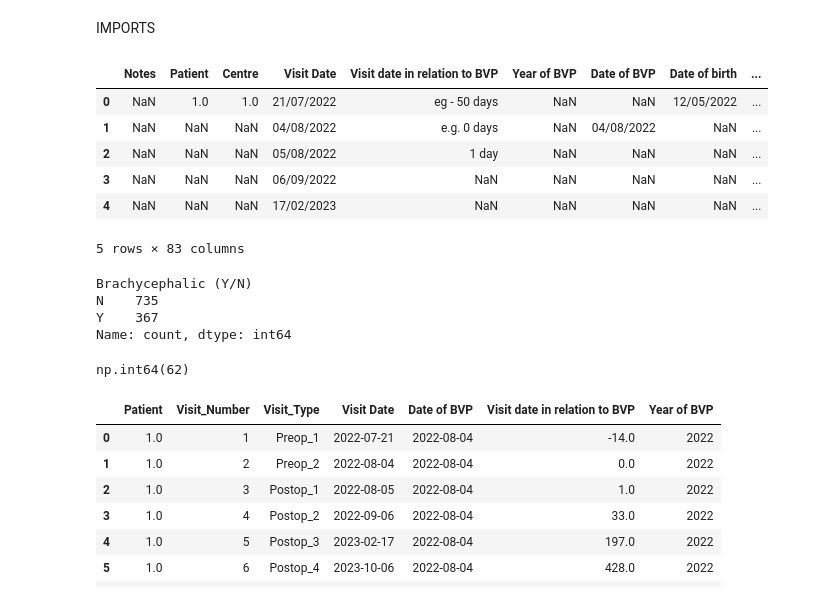
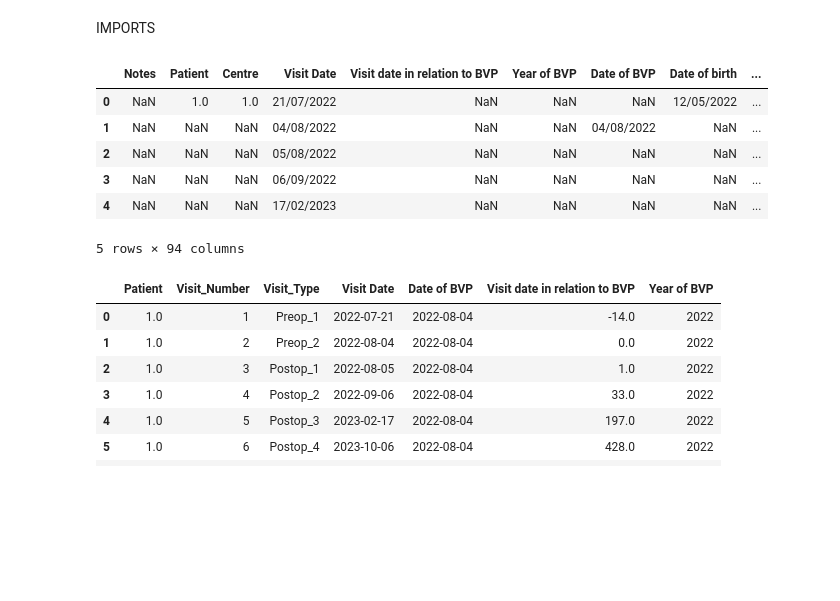
Before and after one commit to pemabi/PS-Data, a Jupyter notebook: process-data.ipynb, the cells around one changed output. Cells and saved outputs as stored; diff of their text form; code cells hidden in the pictures; blank space fills up the shorter version.

```diff
--- a/process-data.ipynb
+++ b/process-data.ipynb
@@ -9,16 +9,16 @@ import matplotlib.pyplot as plt
 
 from pathlib import Path
 # %%
-df = pd.read_csv('data/Combined-spreadsheet-V4-copy.csv', header=2)
+df = pd.read_csv('data/Combined-spreadsheet-V8.csv', header=2)
 df.head()
 # %% [output]
 |  | Notes | Patient | Centre | Visit Date | Visit date in relation to BVP | Year of BVP | Date of BVP | Date of birth | ... |
-| 0 | NaN | 1.0 | 1.0 | 21/07/2022 | eg - 50 days | NaN | NaN | 12/05/2022 | ... |
-| 1 | NaN | NaN | NaN | 04/08/2022 | e.g. 0 days | NaN | 04/08/2022 | NaN | ... |
-| 2 | NaN | NaN | NaN | 05/08/2022 | 1 day | NaN | NaN | NaN | ... |
+| 0 | NaN | 1.0 | 1.0 | 21/07/2022 | NaN | NaN | NaN | 12/05/2022 | ... |
+| 1 | NaN | NaN | NaN | 04/08/2022 | NaN | NaN | 04/08/2022 | NaN | ... |
+| 2 | NaN | NaN | NaN | 05/08/2022 | NaN | NaN | NaN | NaN | ... |
 | 3 | NaN | NaN | NaN | 06/09/2022 | NaN | NaN | NaN | NaN | ... |
 | 4 | NaN | NaN | NaN | 17/02/2023 | NaN | NaN | NaN | NaN | ... |
-5 rows × 83 columns
+5 rows × 94 columns
 # %%
 df = df.loc[:, ~df.columns.str.contains('^Unnamed')]
 # %%
@@ -53,20 +53,6 @@ df['Date last known alive'] = df.groupby('Patient')['Date last known alive'].tra
 df['Onset of clinical signs'] = df.groupby('Patient')['Onset of clinical signs'].transform('first')
 df['Comments'] = df.groupby('Patient')['Comments'].transform('first')
 df['Important Notes'] = df.groupby('Patient')['Important Notes'].transform('first')
-# %%
-# fill brachycephalic with N if NaN
-df['Brachycephalic (Y/N)'] = df['Brachycephalic (Y/N)'].fillna('N')
-df['Brachycephalic (Y/N)'].value_counts()
-# %% [output]
-Brachycephalic (Y/N)
-N    735
-Y    367
-Name: count, dtype: int64
-# %%
-# check for empty visit dates
-df['Visit Date'].isna().sum()
-# %% [output]
-np.int64(62)
 # %%
 # Adding some visit number / preop postop fields
 df['Visit_Number'] = df.groupby('Patient').cumcount() + 1
```
Also changed, not shown: parts of 62 cells of this notebook, 1 other file.
